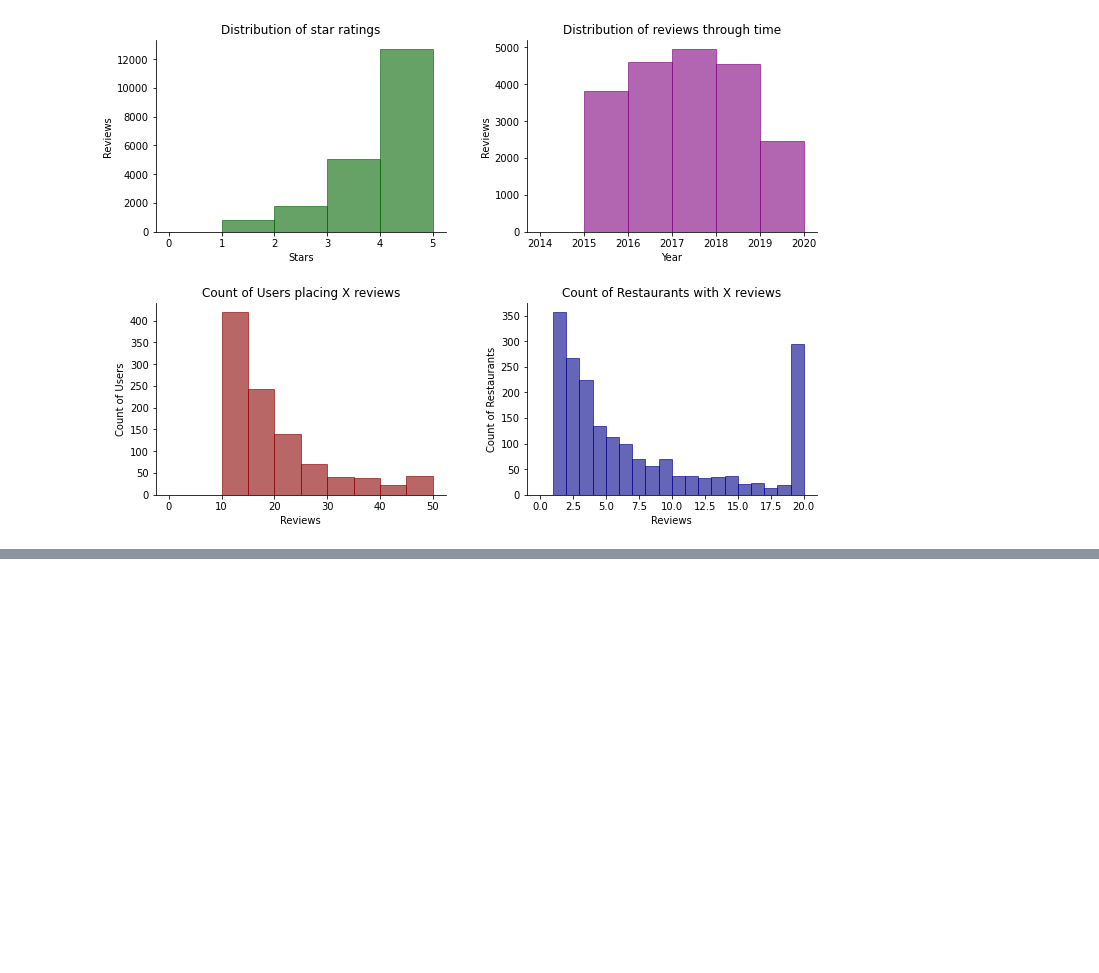
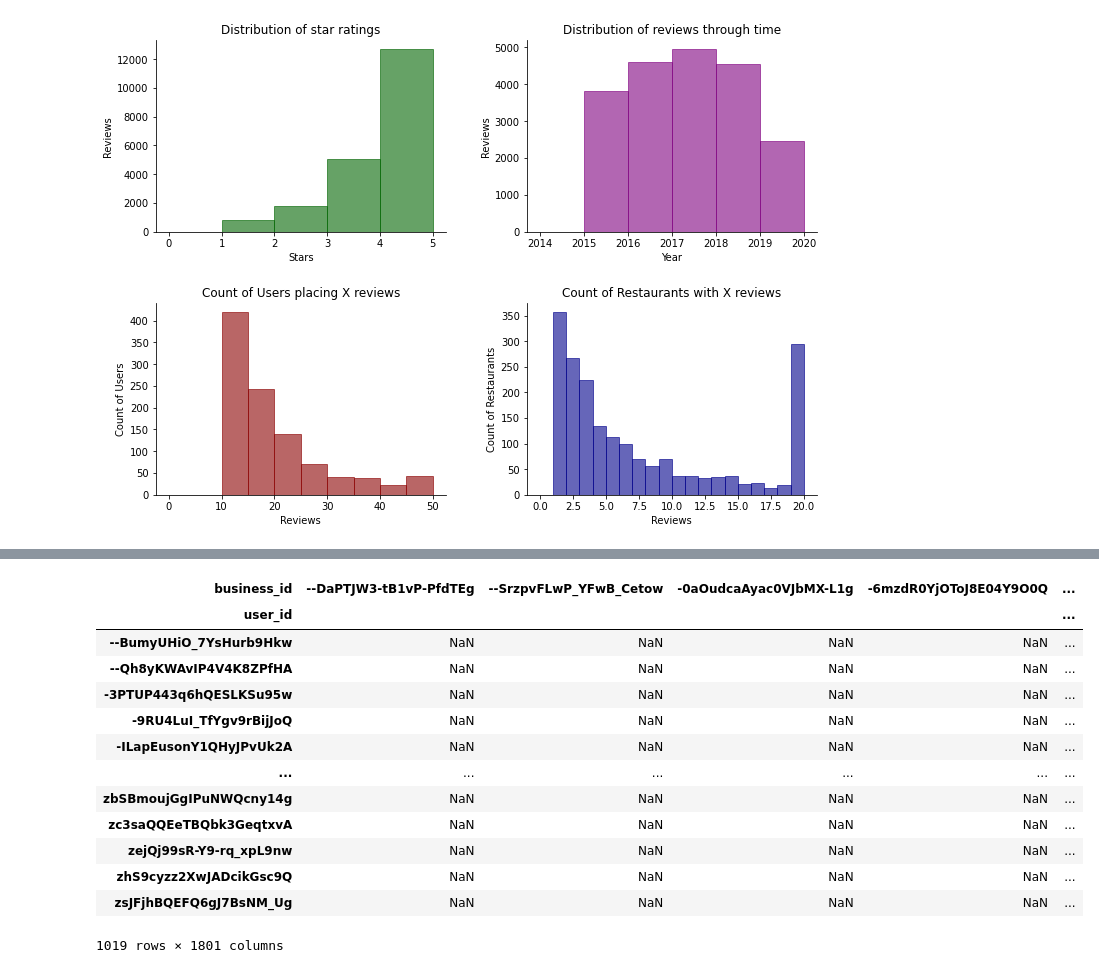
Before and after one commit to paul-stubley/Udacity, a Jupyter notebook: Capstone_Project/Restaurant_Recommender.ipynb, the cells around one changed output, grey strips where cells are left out. Saved outputs shown, nothing was run; the diff lists cells and outputs as text; code cells hidden in the pictures; blank space fills up the shorter version.

```diff
--- a/Capstone_Project/Restaurant_Recommender.ipynb
+++ b/Capstone_Project/Restaurant_Recommender.ipynb
@@ -305,0 +323,3 @@ format_chart(ax[1][1], 'Count of Restaurants with X reviews','Reviews','Count of
+# %%
+toronto_reviews_train = toronto_reviews_sub[toronto_reviews_sub.year <2019]
+toronto_reviews_test = toronto_reviews_sub[toronto_reviews_sub.year == 2019]
@@ -305,0 +328,4 @@ format_chart(ax[1][1], 'Count of Restaurants with X reviews','Reviews','Count of
+# %%
+print('Before, # reviews: ',len(toronto_reviews_train))
+toronto_reviews_train = toronto_reviews_train[~toronto_reviews_train.duplicated(subset=['user_id','business_id'],keep='last')]
+print('After,  # reviews: ', len(toronto_reviews_train))
@@ -305,0 +348,17 @@ format_chart(ax[1][1], 'Count of Restaurants with X reviews','Reviews','Count of
+# %%
+user_by_restaurant
+# %% [output]
+| business_id | --DaPTJW3-tB1vP-PfdTEg | --SrzpvFLwP_YFwB_Cetow | -0aOudcaAyac0VJbMX-L1g | -6mzdR0YjOToJ8E04Y9O0Q | ... |
+| user_id |  |  |  |  | ... |
+| --BumyUHiO_7YsHurb9Hkw | NaN | NaN | NaN | NaN | ... |
+| --Qh8yKWAvIP4V4K8ZPfHA | NaN | NaN | NaN | NaN | ... |
+| -3PTUP443q6hQESLKSu95w | NaN | NaN | NaN | NaN | ... |
+| -9RU4LuI_TfYgv9rBijJoQ | NaN | NaN | NaN | NaN | ... |
+| -ILapEusonY1QHyJPvUk2A | NaN | NaN | NaN | NaN | ... |
+| ... | ... | ... | ... | ... | ... |
+| zbSBmoujGgIPuNWQcny14g | NaN | NaN | NaN | NaN | ... |
+| zc3saQQEeTBQbk3GeqtxvA | NaN | NaN | NaN | NaN | ... |
+| zejQj99sR-Y9-rq_xpL9nw | NaN | NaN | NaN | NaN | ... |
+| zhS9cyzz2XwJADcikGsc9Q | NaN | NaN | NaN | NaN | ... |
+| zsJFjhBQEFQ6gJ7BsNM_Ug | NaN | NaN | NaN | NaN | ... |
+1019 rows × 1801 columns
```
Also changed, not shown: parts of 27 cells of this notebook, 2 other files.
